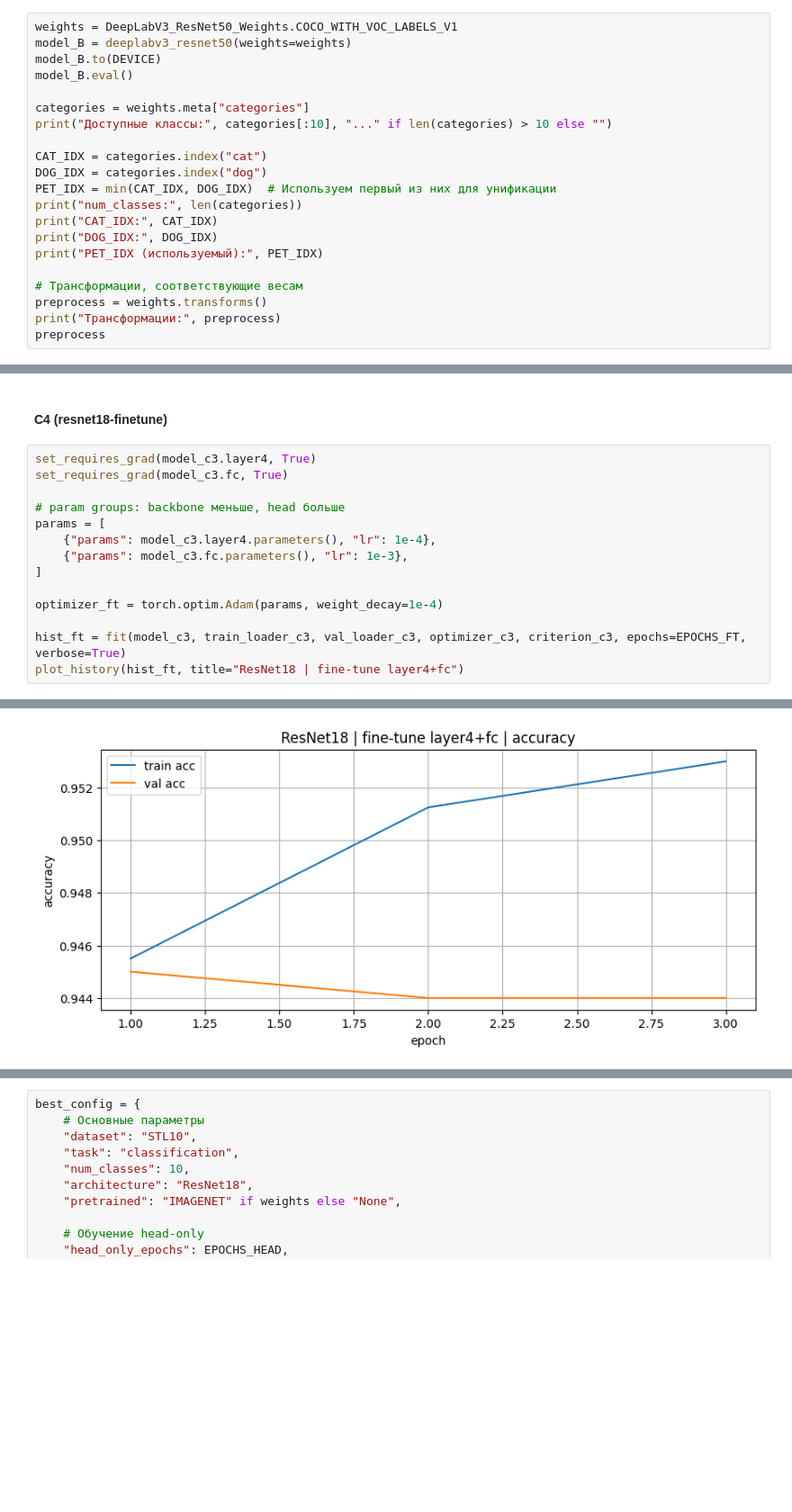
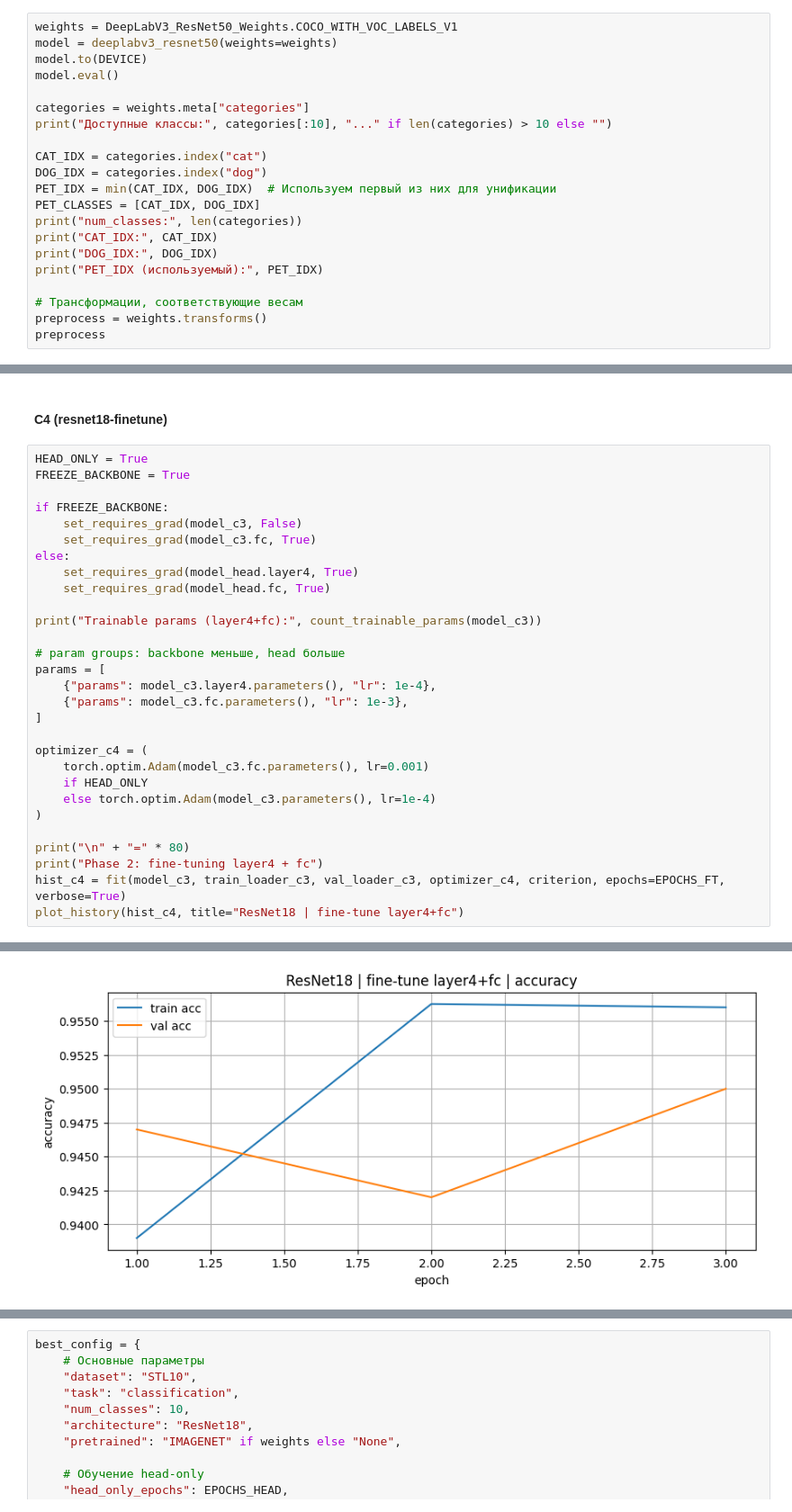
Before and after one commit to Pelmshk/aie-ivanova-2, a Jupyter notebook: homeworks/HW10-11/HW10-11.ipynb, the cells around one changed output, grey strips where cells are left out. Shown at 90% size. Saved outputs shown, nothing was run; the diff lists cells and outputs as text; blank space fills up the shorter version.

```diff
--- a/homeworks/HW10-11/HW10-11.ipynb
+++ b/homeworks/HW10-11/HW10-11.ipynb
@@ -276,8 +222,8 @@ print(f"Размер маски: {dataset[0][1].shape}")
 # %%
 weights = DeepLabV3_ResNet50_Weights.COCO_WITH_VOC_LABELS_V1
-model_B = deeplabv3_resnet50(weights=weights)
-model_B.to(DEVICE)
-model_B.eval()
+model = deeplabv3_resnet50(weights=weights)
+model.to(DEVICE)
+model.eval()
 
 categories = weights.meta["categories"]
 print("Доступные классы:", categories[:10], "..." if len(categories) > 10 else "")
@@ -285,6 +231,7 @@ print("Доступные классы:", categories[:10], "..." if len(categori
 CAT_IDX = categories.index("cat")
 DOG_IDX = categories.index("dog")
 PET_IDX = min(CAT_IDX, DOG_IDX)  # Используем первый из них для унификации
+PET_CLASSES = [CAT_IDX, DOG_IDX]
 print("num_classes:", len(categories))
 print("CAT_IDX:", CAT_IDX)
 print("DOG_IDX:", DOG_IDX)
@@ -292,7 +239,6 @@ print("PET_IDX (используемый):", PET_IDX)
 
 # Трансформации, соответствующие весам
 preprocess = weights.transforms()
-print("Трансформации:", preprocess)
 preprocess
 # %% [output]
 Доступные классы: ['__background__', 'aeroplane', 'bicycle', 'bird', 'boat', 'bottle', 'bus', 'car', 'cat', 'chair'] ...
@@ -827,8 +773,17 @@ log_experiment(
 # %% [markdown]
 #### C4 (resnet18-finetune)
 # %%
-set_requires_grad(model_c3.layer4, True)
-set_requires_grad(model_c3.fc, True)
+HEAD_ONLY = True
+FREEZE_BACKBONE = True
+
+if FREEZE_BACKBONE:
+    set_requires_grad(model_c3, False)
+    set_requires_grad(model_c3.fc, True)
+else:
+    set_requires_grad(model_head.layer4, True)
+    set_requires_grad(model_head.fc, True)
+
+print("Trainable params (layer4+fc):", count_trainable_params(model_c3))
 
 # param groups: backbone меньше, head больше
 params = [
@@ -836,8 +791,14 @@ params = [
     {"params": model_c3.fc.parameters(), "lr": 1e-3},
 ]
 
-optimizer_ft = torch.optim.Adam(params, weight_decay=1e-4)
+optimizer_c4 = (
+    torch.optim.Adam(model_c3.fc.parameters(), lr=0.001)
+    if HEAD_ONLY
+    else torch.optim.Adam(model_c3.parameters(), lr=1e-4)
+)
 
-hist_ft = fit(model_c3, train_loader_c3, val_loader_c3, optimizer_c3, criterion_c3, epochs=EPOCHS_FT, verbose=True)
-plot_history(hist_ft, title="ResNet18 | fine-tune layer4+fc")
+print("\n" + "=" * 80)
+print("Phase 2: fine-tuning layer4 + fc")
+hist_с4 = fit(model_c3, train_loader_c3, val_loader_c3, optimizer_c4, criterion, epochs=EPOCHS_FT, verbose=True)
+plot_history(hist_с4, title="ResNet18 | fine-tune layer4+fc")
 # %% [output]
@@ -848,3 +813,3 @@ Epoch 03/3 | lr 1.00e-03 | train loss 0.1767, acc 0.953 | val loss 0.1823, acc 0
-[figure, old version]
+[figure, new version]
 [figure]
 # %%
```
Also changed, not shown: parts of 36 cells of this notebook, 9 other files.
